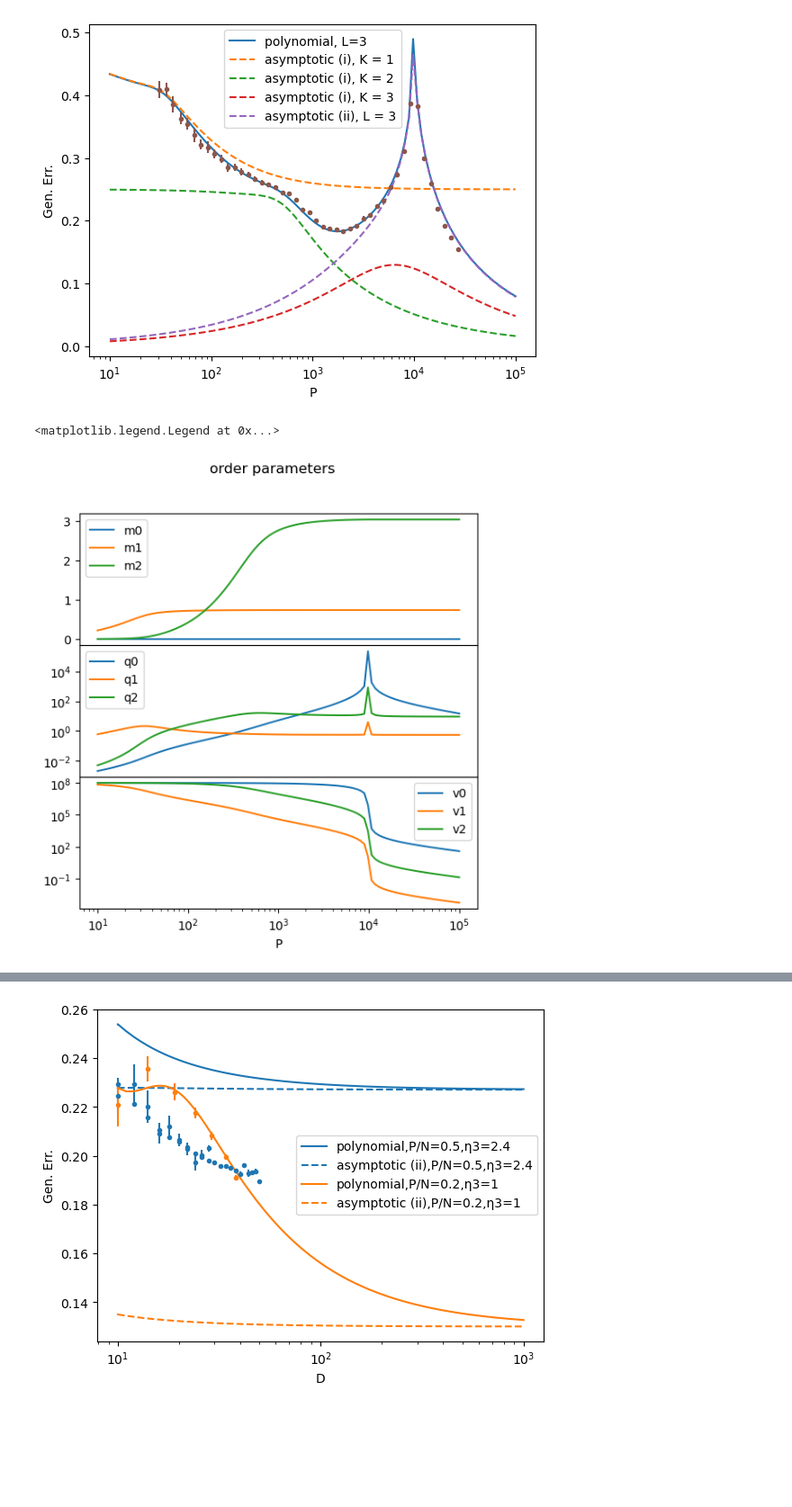
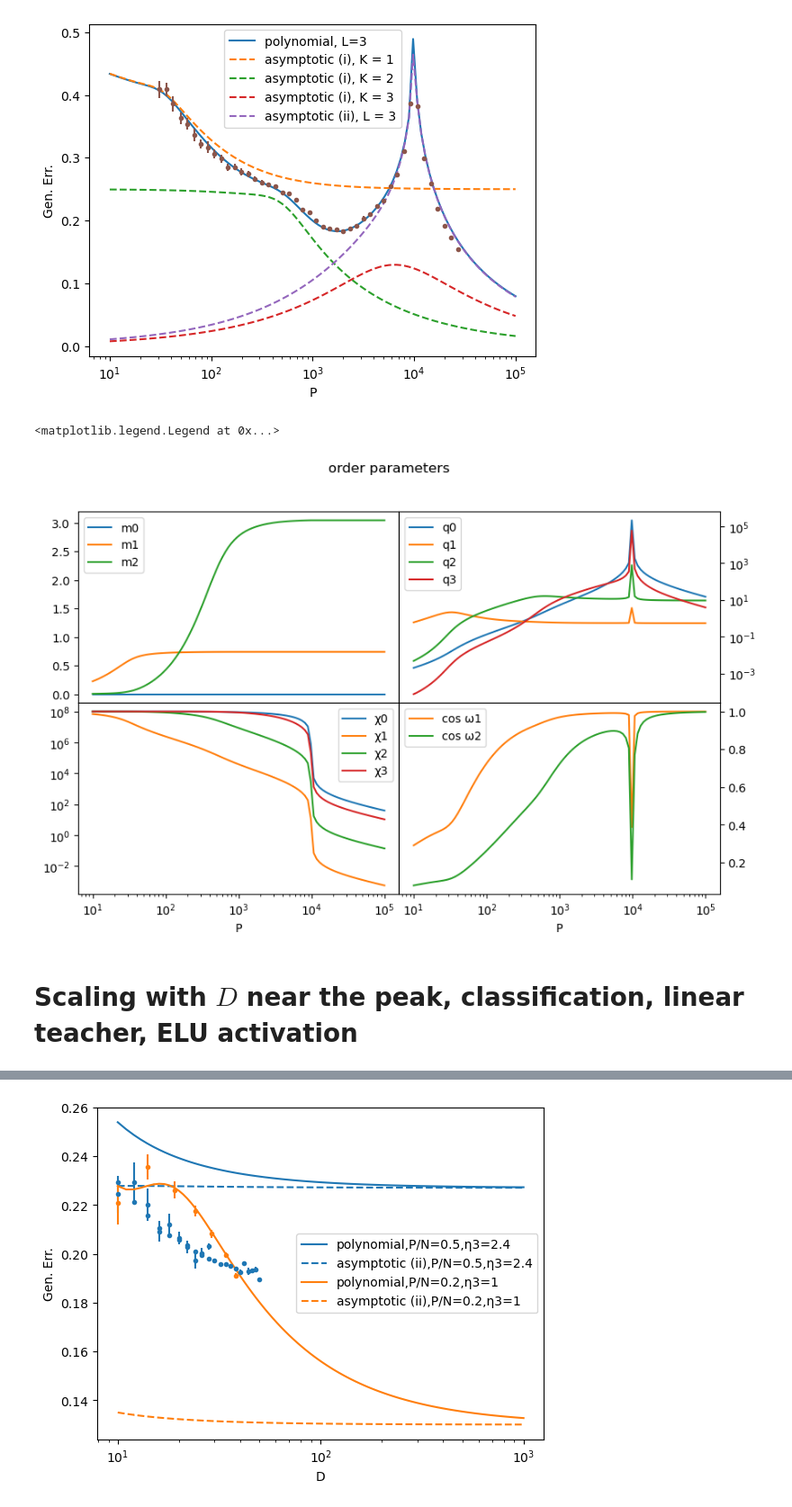
Before and after one commit to MauroPastore/RandomFeatures, a Jupyter notebook: saddlePoint.ipynb, the cells around one changed output, grey strips where cells are left out. Shown at 90% size. Saved outputs shown, nothing was run; the diff lists cells and outputs as text; code cells hidden in the pictures; blank space fills up the shorter version.

```diff
--- a/saddlePoint.ipynb
+++ b/saddlePoint.ipynb
@@ -431,29 +471,40 @@ plt.show()
 # %% [output]
 [figure]
 # %%
-T2fig,(T2plM,T2plQ,T2plχ) = plt.subplots(3,figsize=(6,6))
-plt.subplots_adjust(hspace=0)
-T2fig.suptitle("order parameters")
-T2plQ.plot(Ps,np.array(T2q0s),label="q0")
-T2plQ.plot(Ps,np.array(T2q1s),label="q1")
-T2plQ.plot(Ps,np.array(T2q2s),label="q2")
-T2plM.plot(Ps,np.array(T2m0s),label="m0")
-T2plM.plot(Ps,np.array(T2m1s),label="m1")
-T2plM.plot(Ps,np.array(T2m2s),label="m2")
-T2plχ.plot(Ps,np.array(T2χ0s),label="χ0")
-T2plχ.plot(Ps,np.array(T2χ1s),label="χ1")
-T2plχ.plot(Ps,np.array(T2χ2s),label="χ2")
-T2plQ.set(xscale='log',yscale='log')
-T2plQ.set_xticks([])
-T2plQ.set_xticks([],minor=True)
-T2plM.set(xscale='log')
-T2plM.set_xticks([])
-T2plM.set_xticks([],minor=True)
-T2plχ.set(xscale='log',yscale='log')
-T2plχ.set_xlabel('P')
-T2plQ.legend()
-T2plM.legend()
-T2plχ.legend()
+fig,((plM,plQ),(plχ,plCos)) = plt.subplots(nrows=2,ncols=2,figsize=(10,6))
+plt.subplots_adjust(hspace=0,wspace=0)
+fig.suptitle("order parameters")
+plQ.plot(Ps,np.array(C_T2_Th0_q0s),label="q0")
+plQ.plot(Ps,np.array(C_T2_Th0_q1s),label="q1")
+plQ.plot(Ps,np.array(C_T2_Th0_q2s),label="q2")
+plQ.plot(Ps,np.array(C_T2_Th0_q3s),label="q3")
+plM.plot(Ps,np.array(C_T2_Th0_m0s),label="m0")
+plM.plot(Ps,np.array(C_T2_Th0_m1s),label="m1")
+plM.plot(Ps,np.array(C_T2_Th0_m2s),label="m2")
+plCos.plot(Ps,np.array(C_T2_Th0_m1s)*np.reciprocal(np.sqrt(np.array(C_T2_Th0_q1s))),label="cos ω1",color="C1")
+plCos.plot(Ps,np.array(C_T2_Th0_m2s)*np.reciprocal(np.sqrt(np.array(C_T2_Th0_q2s))),label="cos ω2",color="C2")
+plχ.plot(Ps,np.array(C_T2_Th0_χ0s),label="χ0")
+plχ.plot(Ps,np.array(C_T2_Th0_χ1s),label="χ1")
+plχ.plot(Ps,np.array(C_T2_Th0_χ2s),label="χ2")
+plχ.plot(Ps,np.array(C_T2_Th0_χ3s),label="χ3")
+plQ.set(xscale='log',yscale='log')
+plQ.set_xticks([])
+plQ.set_xticks([],minor=True)
+plQ.yaxis.tick_right()
+plM.set(xscale='log')
+plM.set_xticks([])
+plM.set_xticks([],minor=True)
+plχ.set(xscale='log',yscale='log')
+plχ.set_xlabel('P')
+plCos.set(xscale='log')
+plCos.set_xlabel('P')
+plCos.yaxis.tick_right()
+plQ.legend()
+plM.legend()
+plχ.legend()
+plCos.legend()
 # %% [output]
 <matplotlib.legend.Legend at 0x...>
-[figure, old version]
+[figure, new version]
+# %% [markdown]
+# Scaling with $D$ near the peak, classification, linear teacher, ELU activation
```
Also changed, not shown: parts of 30 cells of this notebook, 2 other files.
